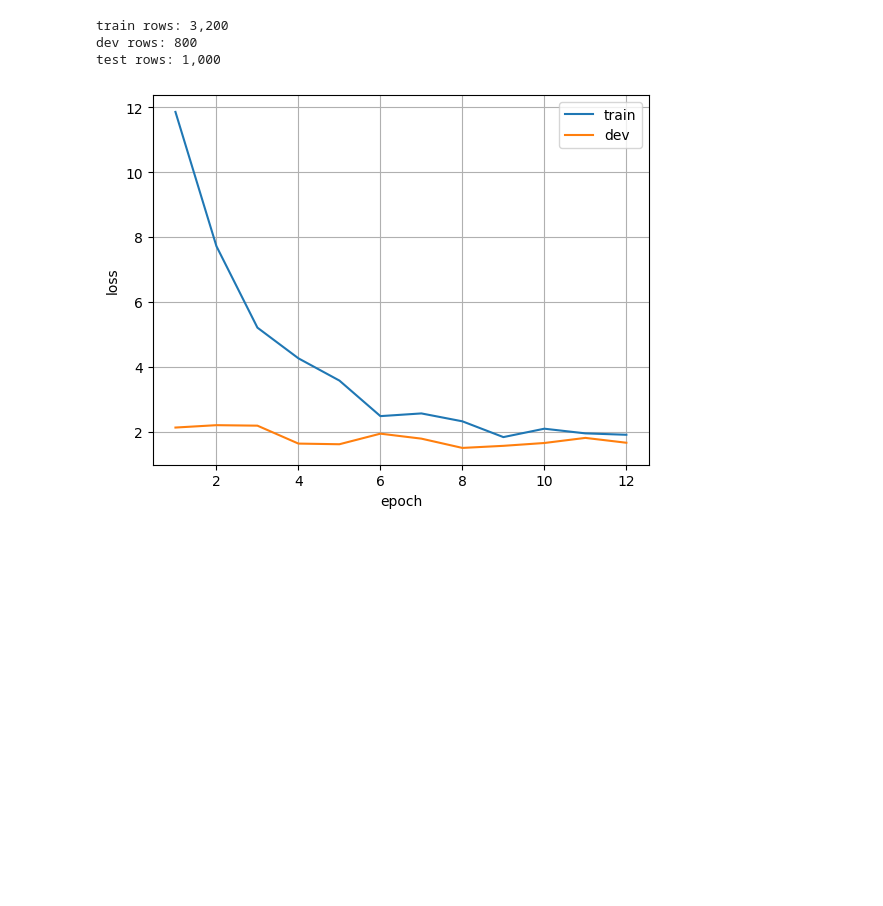
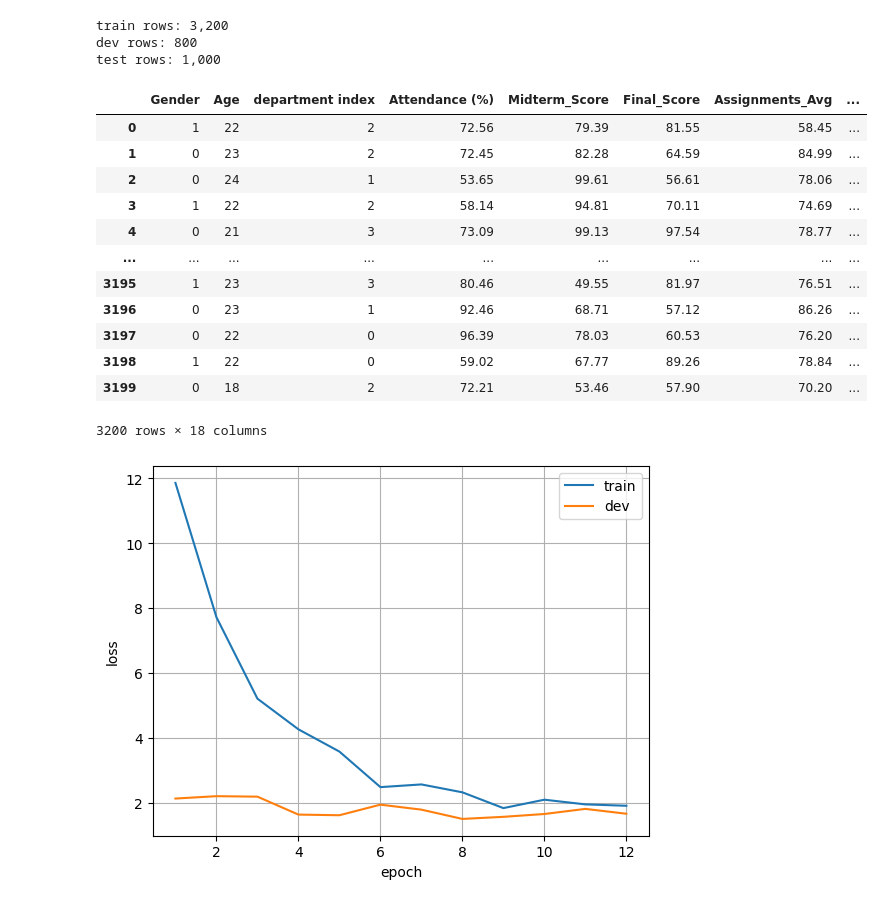
Before and after one commit to tylergarf/CSC396_Course_Coach, a Jupyter notebook: Data_Cleaning_Code.ipynb, the cells around one changed output. Cells and saved outputs as stored; diff of their text form; code cells hidden in the pictures; blank space fills up the shorter version.

```diff
--- a/Data_Cleaning_Code.ipynb
+++ b/Data_Cleaning_Code.ipynb
@@ -221,9 +221,9 @@ from sklearn.model_selection import train_test_split
 train_df, test_df = train_test_split(education_data, train_size=0.8)
 train_df,dev_df = train_test_split(train_df, train_size=0.8)
 
-train_df.reset_index(inplace=True)
-dev_df.reset_index(inplace=True)
-test_df.reset_index(inplace=True)
+train_df.reset_index(inplace=True,drop=True)
+dev_df.reset_index(inplace=True,drop=True)
+test_df.reset_index(inplace=True,drop=True)
 
 
 print(f'train rows: {len(train_df.index):,}')
@@ -235,6 +235,21 @@ dev rows: 800
 test rows: 1,000
 # %%
 train_df = train_df.drop(columns='Department')
+train_df
+# %% [output]
+|  | Gender | Age | department index | Attendance (%) | Midterm_Score | Final_Score | Assignments_Avg | ... |
+| 0 | 1 | 22 | 2 | 72.56 | 79.39 | 81.55 | 58.45 | ... |
+| 1 | 0 | 23 | 2 | 72.45 | 82.28 | 64.59 | 84.99 | ... |
+| 2 | 0 | 24 | 1 | 53.65 | 99.61 | 56.61 | 78.06 | ... |
+| 3 | 1 | 22 | 2 | 58.14 | 94.81 | 70.11 | 74.69 | ... |
+| 4 | 0 | 21 | 3 | 73.09 | 99.13 | 97.54 | 78.77 | ... |
+| ... | ... | ... | ... | ... | ... | ... | ... | ... |
+| 3195 | 1 | 23 | 3 | 80.46 | 49.55 | 81.97 | 76.51 | ... |
+| 3196 | 0 | 23 | 1 | 92.46 | 68.71 | 57.12 | 86.26 | ... |
+| 3197 | 0 | 22 | 0 | 96.39 | 78.03 | 60.53 | 76.20 | ... |
+| 3198 | 1 | 22 | 0 | 59.02 | 67.77 | 89.26 | 78.84 | ... |
+| 3199 | 0 | 18 | 2 | 72.21 | 53.46 | 57.90 | 70.20 | ... |
+3200 rows × 18 columns
 # %%
 from imblearn.over_sampling import SMOTE
 
```
Also changed, not shown: parts of 1 cell of this notebook, 1 other file.
